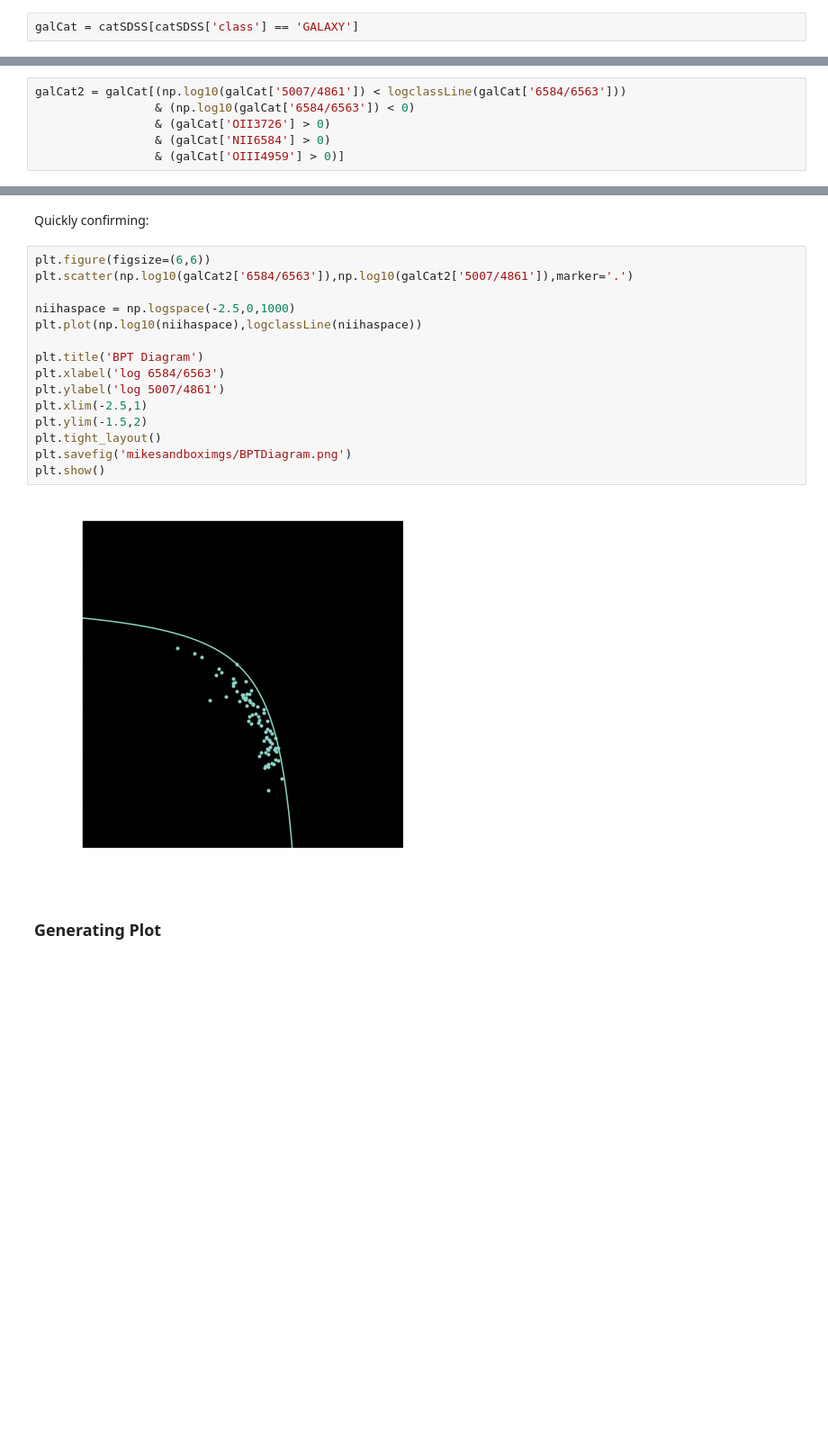
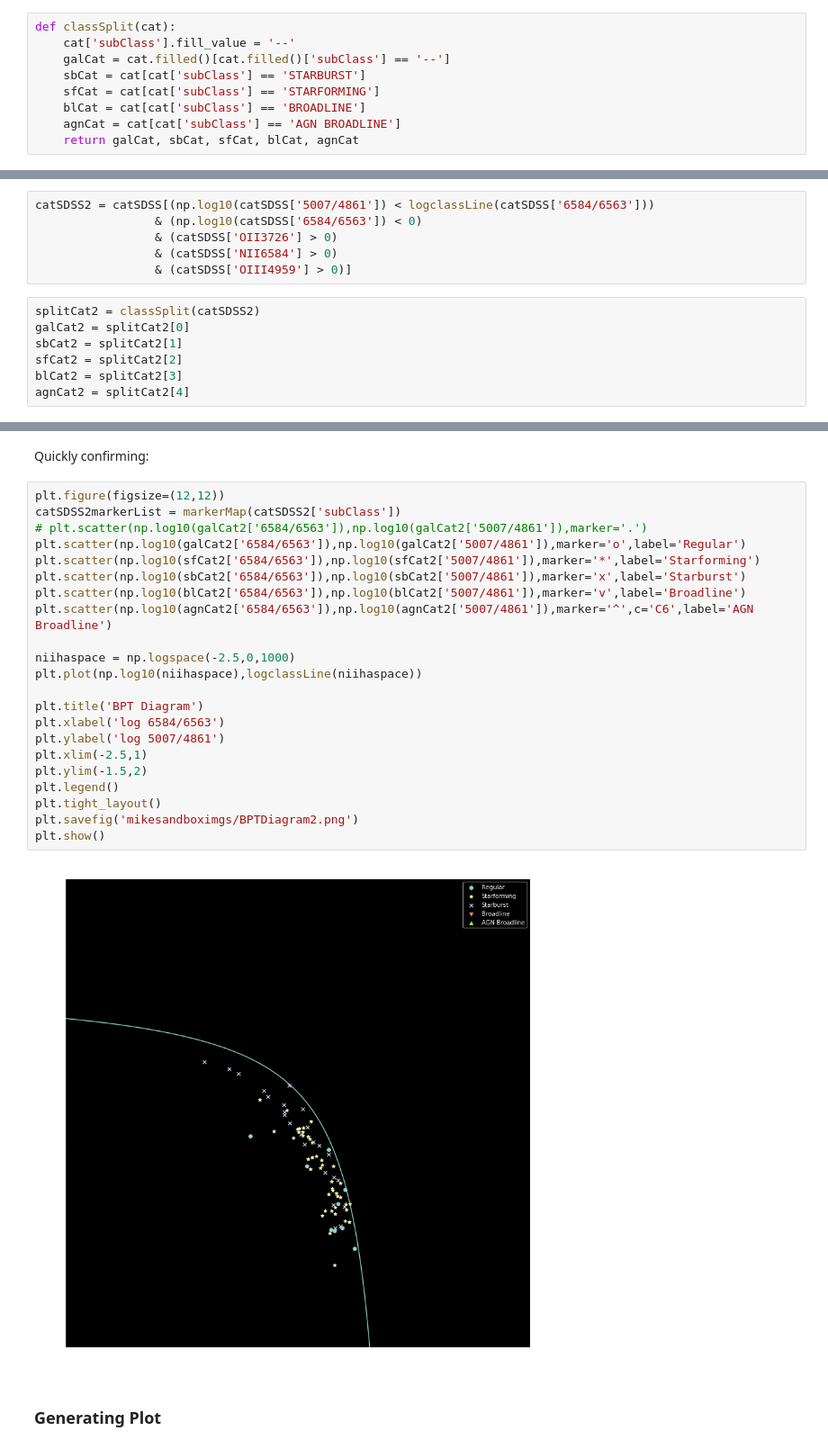
Before and after one commit to NicoAdams/Stripe82Clumps, a Jupyter notebook: mike_sandbox_clean.ipynb, the cells around one changed output, grey strips where cells are left out. Shown at 90% size. Drawn from its saved outputs; the diff is of its cells as text; blank space fills up the shorter version.

```diff
--- a/mike_sandbox_clean.ipynb
+++ b/mike_sandbox_clean.ipynb
@@ -263,5 +244,12 @@ catSDSS['5007/4861'] = catSDSS['OIII5007']/catSDSS['HBeta']
 # %%
 def logclassLine(x):
     return 0.61/(np.log10(x) - 0.02) + 1.2
-# %%
-galCat = catSDSS[catSDSS['class'] == 'GALAXY']
+# %%
+def classSplit(cat):
+    cat['subClass'].fill_value = '--'
+    galCat = cat.filled()[cat.filled()['subClass'] == '--']
+    sbCat = cat[cat['subClass'] == 'STARBURST']
+    sfCat = cat[cat['subClass'] == 'STARFORMING']
+    blCat = cat[cat['subClass'] == 'BROADLINE']
+    agnCat = cat[cat['subClass'] == 'AGN BROADLINE']
+    return galCat, sbCat, sfCat, blCat, agnCat
@@ -291,9 +295,16 @@ Okay, so this is telling us that even the ones that SDSS classify as "galaxies"
 ### BPT Cut
 The next test we want to make is by classifying them based on this line, and seeing what happens to the M91 calibration chart of $\log[O/H] + 12$:
 # %%
-galCat2 = galCat[(np.log10(galCat['5007/4861']) < logclassLine(galCat['6584/6563']))
-                 & (np.log10(galCat['6584/6563']) < 0)
-                 & (galCat['OII3726'] > 0)
-                 & (galCat['NII6584'] > 0)
-                 & (galCat['OIII4959'] > 0)]
+catSDSS2 = catSDSS[(np.log10(catSDSS['5007/4861']) < logclassLine(catSDSS['6584/6563']))
+                 & (np.log10(catSDSS['6584/6563']) < 0)
+                 & (catSDSS['OII3726'] > 0)
+                 & (catSDSS['NII6584'] > 0)
+                 & (catSDSS['OIII4959'] > 0)]
+# %%
+splitCat2 = classSplit(catSDSS2)
+galCat2 = splitCat2[0]
+sbCat2 = splitCat2[1]
+sfCat2 = splitCat2[2]
+blCat2 = splitCat2[3]
+agnCat2 = splitCat2[4]
 # %%
@@ -304,22 +315,29 @@ Fraction Left:   0.3605769230769231
 # %% [markdown]
 Quickly confirming:
 # %%
-plt.figure(figsize=(6,6))
-plt.scatter(np.log10(galCat2['6584/6563']),np.log10(galCat2['5007/4861']),marker='.')
+plt.figure(figsize=(12,12))
+catSDSS2markerList = markerMap(catSDSS2['subClass'])
+# plt.scatter(np.log10(galCat2['6584/6563']),np.log10(galCat2['5007/4861']),marker='.')
+plt.scatter(np.log10(galCat2['6584/6563']),np.log10(galCat2['5007/4861']),marker='o',label='Regular')
+plt.scatter(np.log10(sfCat2['6584/6563']),np.log10(sfCat2['5007/4861']),marker='*',label='Starforming')
+plt.scatter(np.log10(sbCat2['6584/6563']),np.log10(sbCat2['5007/4861']),marker='x',label='Starburst')
+plt.scatter(np.log10(blCat2['6584/6563']),np.log10(blCat2['5007/4861']),marker='v',label='Broadline')
+plt.scatter(np.log10(agnCat2['6584/6563']),np.log10(agnCat2['5007/4861']),marker='^',c='C6',label='AGN Broadline')
 
 niihaspace = np.logspace(-2.5,0,1000)
 plt.plot(np.log10(niihaspace),logclassLine(niihaspace))
 
 plt.title('BPT Diagram')
 plt.xlabel('log 6584/6563')
 plt.ylabel('log 5007/4861')
 plt.xlim(-2.5,1)
 plt.ylim(-1.5,2)
+plt.legend()
 plt.tight_layout()
-plt.savefig('mikesandboximgs/BPTDiagram.png')
+plt.savefig('mikesandboximgs/BPTDiagram2.png')
 plt.show()
 # %% [output]
-[figure, old version]
+[figure, new version]
 # %% [markdown]
 ### Generating Plot
 # %%
```
Also changed, not shown: parts of 16 cells of this notebook, 4 other files.
